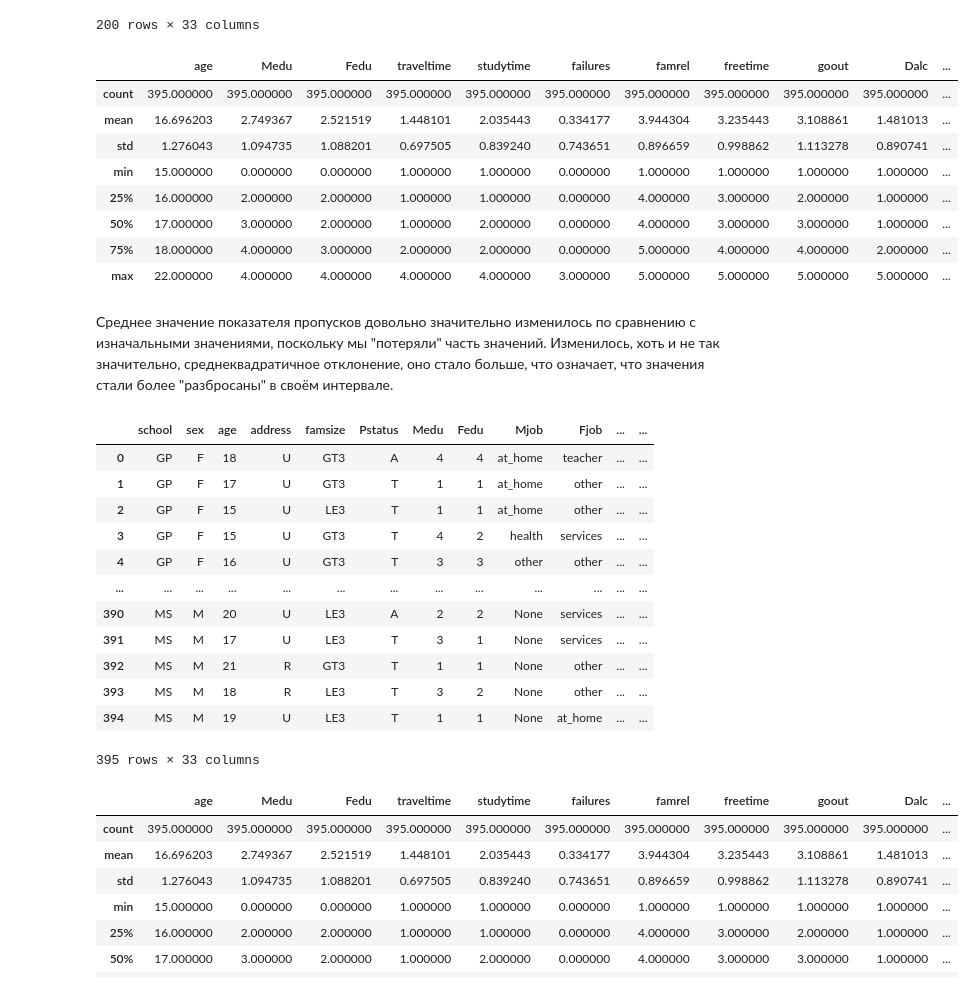
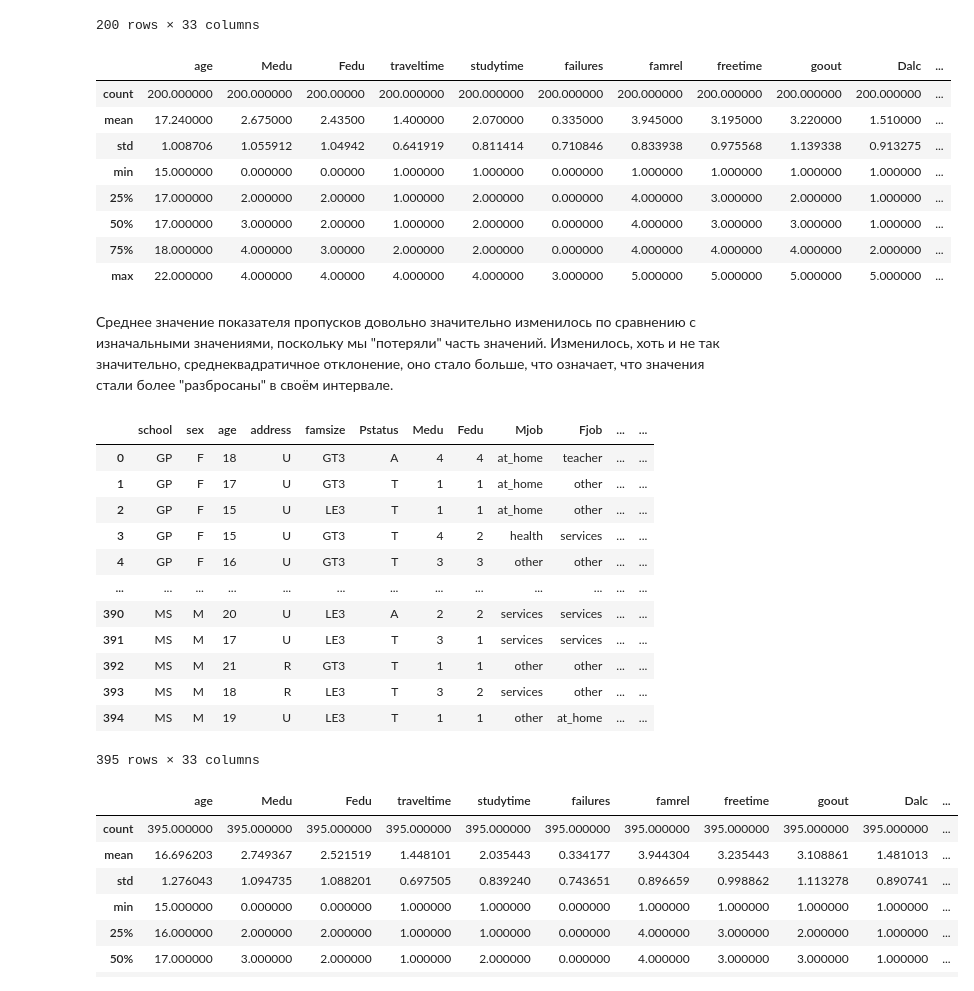
Before and after one commit to katya123123/ML-labs, a Jupyter notebook: ML_3.ipynb, the cells around one changed output. Drawn from its saved outputs; the diff is of its cells as text; code cells hidden in the pictures.

```diff
--- a/ML_3.ipynb
+++ b/ML_3.ipynb
@@ -37,9 +39,9 @@ df.describe()
 # %% [markdown]
 ## Обработка пропусков
 # %%
-df['Mjob'][350:] = None
-df['absences'][:150] = None
-df
+df_noned = df.copy()
+df_noned['Mjob'][350:] = None
+df_noned['absences'][:150] = None
 # %% [output]
 A value is trying to be set on a copy of a slice from a DataFrame
 
@@ -65,6 +54,6 @@ See the caveats in the documentation: https://pandas.pydata.org/pandas-docs/stab
 # %%
-df_cleaned = df.copy()
-df_cleaned = df.dropna()
+df_cleaned = df_noned.copy()
+df_cleaned = df_cleaned.dropna()
 df_cleaned
 # %% [output]
 |  | school | sex | age | address | famsize | Pstatus | Medu | Fedu | Mjob | Fjob | ... | ... |
@@ -81,22 +70,22 @@ df_cleaned
 | 349 | MS | M | 18 | R | GT3 | T | 3 | 2 | other | other | ... | ... |
 200 rows × 33 columns
 # %%
-df.describe()
+df_cleaned.describe()
 # %% [output]
 |  | age | Medu | Fedu | traveltime | studytime | failures | famrel | freetime | goout | Dalc | ... |
-| count | 395.000000 | 395.000000 | 395.000000 | 395.000000 | 395.000000 | 395.000000 | 395.000000 | 395.000000 | 395.000000 | 395.000000 | ... |
-| mean | 16.696203 | 2.749367 | 2.521519 | 1.448101 | 2.035443 | 0.334177 | 3.944304 | 3.235443 | 3.108861 | 1.481013 | ... |
-| std | 1.276043 | 1.094735 | 1.088201 | 0.697505 | 0.839240 | 0.743651 | 0.896659 | 0.998862 | 1.113278 | 0.890741 | ... |
-| min | 15.000000 | 0.000000 | 0.000000 | 1.000000 | 1.000000 | 0.000000 | 1.000000 | 1.000000 | 1.000000 | 1.000000 | ... |
-| 25% | 16.000000 | 2.000000 | 2.000000 | 1.000000 | 1.000000 | 0.000000 | 4.000000 | 3.000000 | 2.000000 | 1.000000 | ... |
-| 50% | 17.000000 | 3.000000 | 2.000000 | 1.000000 | 2.000000 | 0.000000 | 4.000000 | 3.000000 | 3.000000 | 1.000000 | ... |
-| 75% | 18.000000 | 4.000000 | 3.000000 | 2.000000 | 2.000000 | 0.000000 | 5.000000 | 4.000000 | 4.000000 | 2.000000 | ... |
-| max | 22.000000 | 4.000000 | 4.000000 | 4.000000 | 4.000000 | 3.000000 | 5.000000 | 5.000000 | 5.000000 | 5.000000 | ... |
+| count | 200.000000 | 200.000000 | 200.00000 | 200.000000 | 200.000000 | 200.000000 | 200.000000 | 200.000000 | 200.000000 | 200.000000 | ... |
+| mean | 17.240000 | 2.675000 | 2.43500 | 1.400000 | 2.070000 | 0.335000 | 3.945000 | 3.195000 | 3.220000 | 1.510000 | ... |
+| std | 1.008706 | 1.055912 | 1.04942 | 0.641919 | 0.811414 | 0.710846 | 0.833938 | 0.975568 | 1.139338 | 0.913275 | ... |
+| min | 15.000000 | 0.000000 | 0.00000 | 1.000000 | 1.000000 | 0.000000 | 1.000000 | 1.000000 | 1.000000 | 1.000000 | ... |
+| 25% | 17.000000 | 2.000000 | 2.00000 | 1.000000 | 2.000000 | 0.000000 | 4.000000 | 3.000000 | 2.000000 | 1.000000 | ... |
+| 50% | 17.000000 | 3.000000 | 2.00000 | 1.000000 | 2.000000 | 0.000000 | 4.000000 | 3.000000 | 3.000000 | 1.000000 | ... |
+| 75% | 18.000000 | 4.000000 | 3.00000 | 2.000000 | 2.000000 | 0.000000 | 4.000000 | 4.000000 | 4.000000 | 2.000000 | ... |
+| max | 22.000000 | 4.000000 | 4.00000 | 4.000000 | 4.000000 | 3.000000 | 5.000000 | 5.000000 | 5.000000 | 5.000000 | ... |
 # %% [markdown]
 Среднее значение показателя пропусков довольно значительно изменилось по сравнению с изначальными значениями, поскольку мы "потеряли" часть значений. Изменилось, хоть и не так значительно, среднеквадратичное отклонение, оно стало больше, что означает, что значения стали более "разбросаны" в своём интервале.
 # %%
 df_filled_by_mean = df.copy()
-df_filled_by_mean['absences'] = df['absences'].fillna(df['absences'].mean())
+df_filled_by_mean['absences'] = df_filled_by_mean['absences'].fillna(df_filled_by_mean['absences'].mean())
 df_filled_by_mean
 # %% [output]
 |  | school | sex | age | address | famsize | Pstatus | Medu | Fedu | Mjob | Fjob | ... | ... |
@@ -106,11 +95,11 @@ df_filled_by_mean
 | 3 | GP | F | 15 | U | GT3 | T | 4 | 2 | health | services | ... | ... |
 | 4 | GP | F | 16 | U | GT3 | T | 3 | 3 | other | other | ... | ... |
 | ... | ... | ... | ... | ... | ... | ... | ... | ... | ... | ... | ... | ... |
-| 390 | MS | M | 20 | U | LE3 | A | 2 | 2 | None | services | ... | ... |
-| 391 | MS | M | 17 | U | LE3 | T | 3 | 1 | None | services | ... | ... |
-| 392 | MS | M | 21 | R | GT3 | T | 1 | 1 | None | other | ... | ... |
-| 393 | MS | M | 18 | R | LE3 | T | 3 | 2 | None | other | ... | ... |
-| 394 | MS | M | 19 | U | LE3 | T | 1 | 1 | None | at_home | ... | ... |
+| 390 | MS | M | 20 | U | LE3 | A | 2 | 2 | services | services | ... | ... |
+| 391 | MS | M | 17 | U | LE3 | T | 3 | 1 | services | services | ... | ... |
+| 392 | MS | M | 21 | R | GT3 | T | 1 | 1 | other | other | ... | ... |
+| 393 | MS | M | 18 | R | LE3 | T | 3 | 2 | services | other | ... | ... |
+| 394 | MS | M | 19 | U | LE3 | T | 1 | 1 | other | at_home | ... | ... |
 395 rows × 33 columns
 # %%
 df_filled_by_mean.describe()
```
Also changed, not shown: parts of 24 cells of this notebook.
